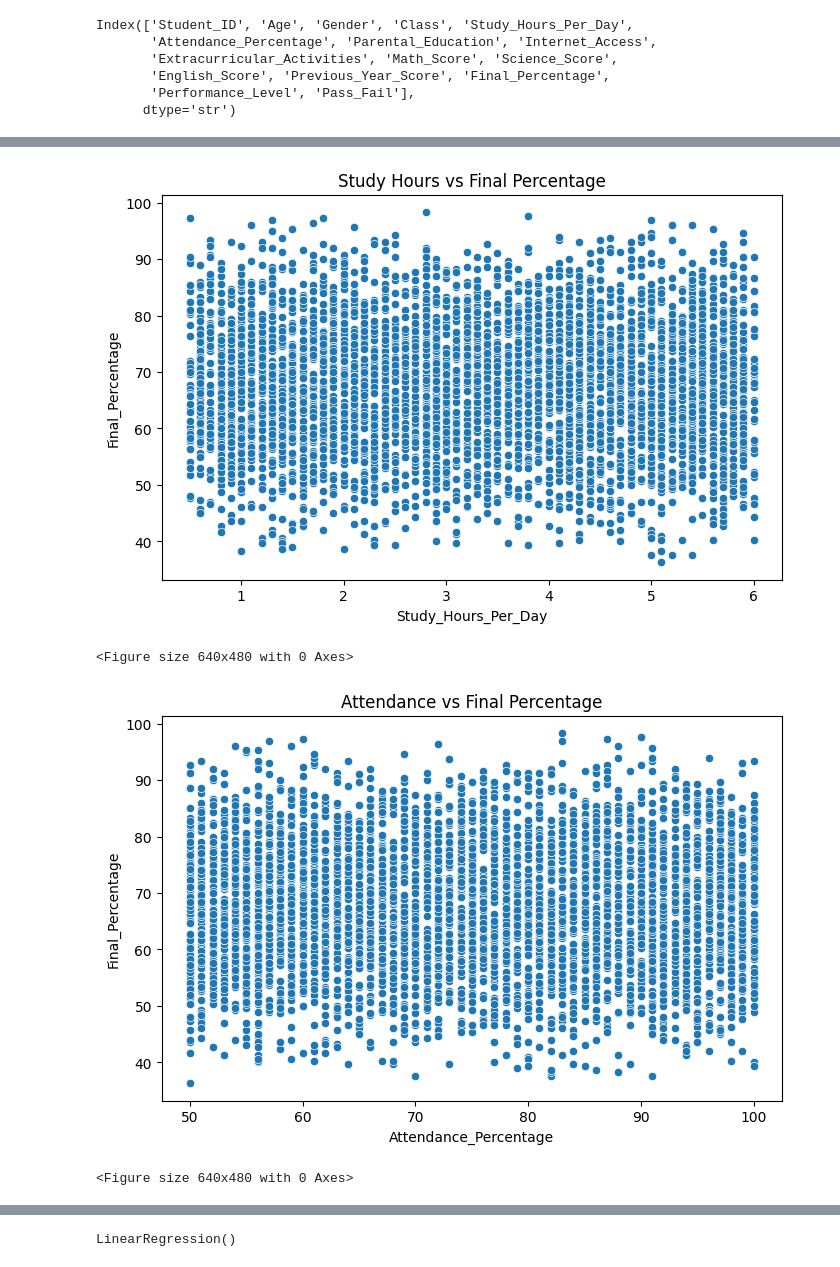
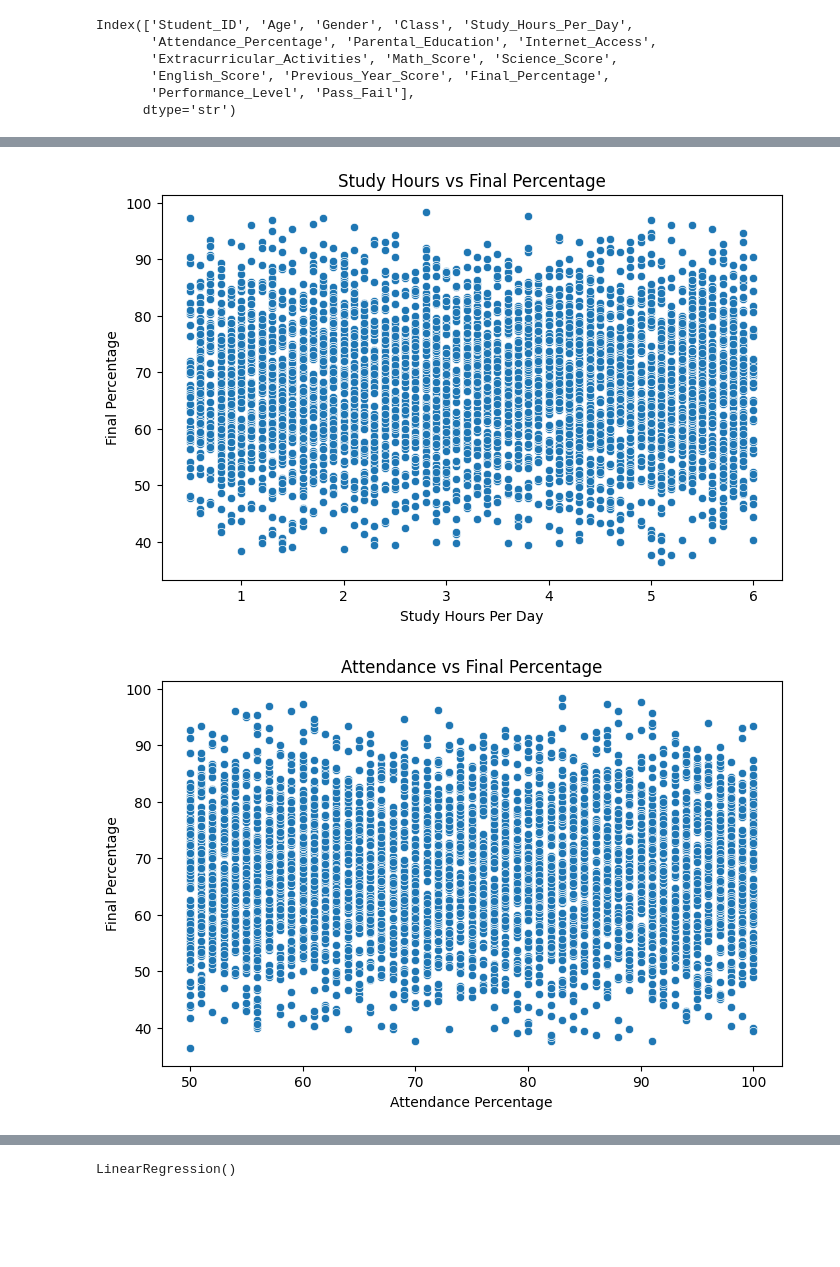
Before and after one commit to kiruthika-baskaran/student-marks-prediction, a Jupyter notebook: notebook/student_analysis.ipynb, the cells around one changed output, grey strips where cells are left out. Drawn from its saved outputs; the diff is of its cells as text; code cells hidden in the pictures; blank space fills up the shorter version.

```diff
--- a/notebook/student_analysis.ipynb
+++ b/notebook/student_analysis.ipynb
@@ -65,22 +29,24 @@ dtype: int64
 # %%
 plt.figure(figsize=(8,5))
 
 sns.scatterplot(
     x=df['Study_Hours_Per_Day'],
     y=df['Final_Percentage']
 )
 
 plt.title("Study Hours vs Final Percentage")
+plt.xlabel("Study Hours Per Day")
+plt.ylabel("Final Percentage")
 
-plt.show()
 plt.savefig(
     r"C:\Users\Admin\Desktop\student-marks-prediction\images\study_vs_percentage.png",
     dpi=300,
     bbox_inches='tight'
 )
+
+plt.show()
 # %% [output]
-[figure, old version]
+[figure, new version]
-<Figure size 640x480 with 0 Axes>
 # %%
 plt.figure(figsize=(8,5))
 
@@ -90,13 +56,15 @@ sns.scatterplot(
 )
 
 plt.title("Attendance vs Final Percentage")
+plt.xlabel("Attendance Percentage")
+plt.ylabel("Final Percentage")
 
-plt.show()
 plt.savefig(
     r"C:\Users\Admin\Desktop\student-marks-prediction\images\attendance_vs_percentage.png",
     dpi=300,
     bbox_inches='tight'
 )
+
+plt.show()
 # %% [output]
-[figure, old version]
+[figure, new version]
-<Figure size 640x480 with 0 Axes>
```
Also changed, not shown: parts of 12 cells of this notebook, 4 other files.
